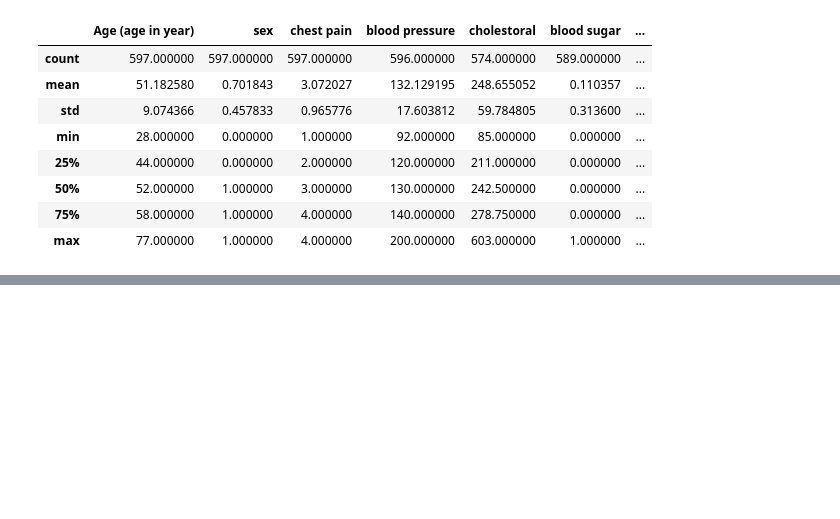
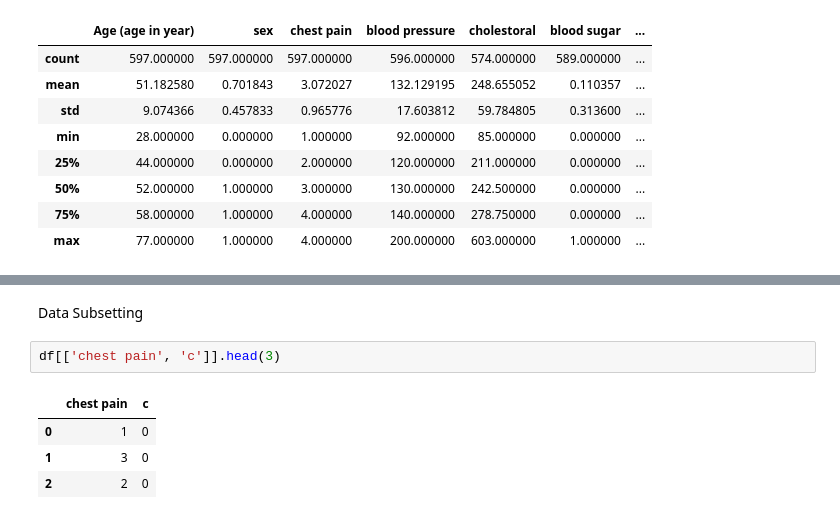
Before and after one commit to majidgolbaz/Heart-Failure-Prediction, a Jupyter notebook: Pre-Processing/preProccessing.ipynb, the cells around one changed output, grey strips where cells are left out. Cells and saved outputs as stored; diff of their text form; blank space fills up the shorter version.

```diff
--- a/Pre-Processing/preProccessing.ipynb
+++ b/Pre-Processing/preProccessing.ipynb
@@ -36,0 +81,9 @@ are there missing values? True
+# %% [markdown]
+Data Subsetting
+# %%
+df[['chest pain', 'c']].head(3)
+# %% [output]
+|  | chest pain | c |
+| 0 | 1 | 0 |
+| 1 | 3 | 0 |
+| 2 | 2 | 0 |
```
Also changed, not shown: parts of 12 cells of this notebook.
